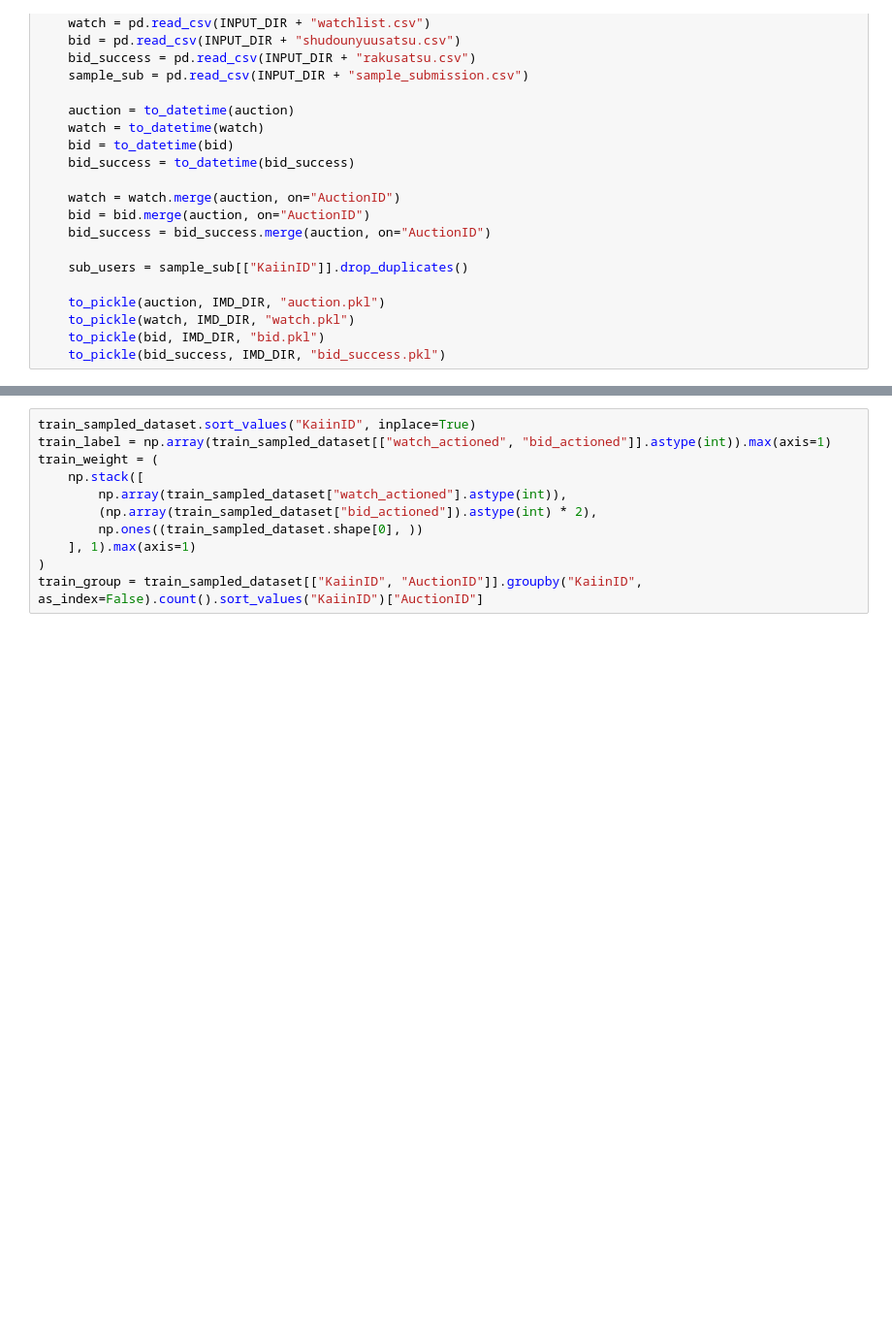
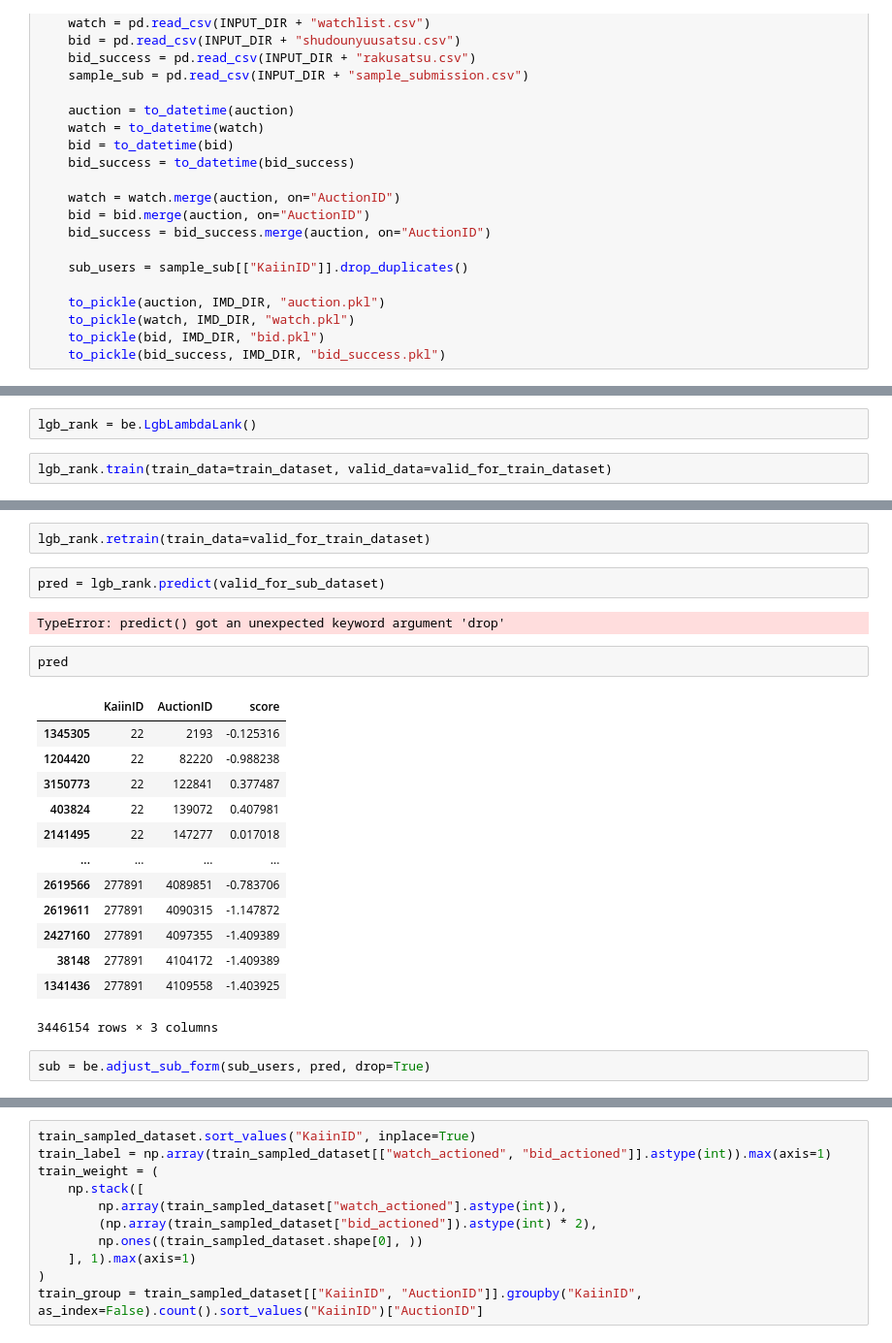
Before and after one commit to nobububi/Brandear, a Jupyter notebook: mimic.ipynb, the cells around one changed output, grey strips where cells are left out. Shown at 97% size. Cells and saved outputs as stored; diff of their text form; blank space fills up the shorter version.

```diff
--- a/mimic.ipynb
+++ b/mimic.ipynb
@@ -77,0 +95,4 @@ Wall time: 3.57 s
+# %%
+lgb_rank = be.LgbLambdaLank()
+# %%
+lgb_rank.train(train_data=train_dataset, valid_data=valid_for_train_dataset)
@@ -77,0 +117,24 @@ Wall time: 3.57 s
+# %%
+lgb_rank.retrain(train_data=valid_for_train_dataset)
+# %%
+pred = lgb_rank.predict(valid_for_sub_dataset)
+# %% [output]
+TypeError: predict() got an unexpected keyword argument 'drop'
+# %%
+pred
+# %% [output]
+|  | KaiinID | AuctionID | score |
+| 1345305 | 22 | 2193 | -0.125316 |
+| 1204420 | 22 | 82220 | -0.988238 |
+| 3150773 | 22 | 122841 | 0.377487 |
+| 403824 | 22 | 139072 | 0.407981 |
+| 2141495 | 22 | 147277 | 0.017018 |
+| ... | ... | ... | ... |
+| 2619566 | 277891 | 4089851 | -0.783706 |
+| 2619611 | 277891 | 4090315 | -1.147872 |
+| 2427160 | 277891 | 4097355 | -1.409389 |
+| 38148 | 277891 | 4104172 | -1.409389 |
+| 1341436 | 277891 | 4109558 | -1.403925 |
+3446154 rows × 3 columns
+# %%
+sub = be.adjust_sub_form(sub_users, pred, drop=True)
```
Also changed, not shown: parts of 20 cells of this notebook, 10 other files.
